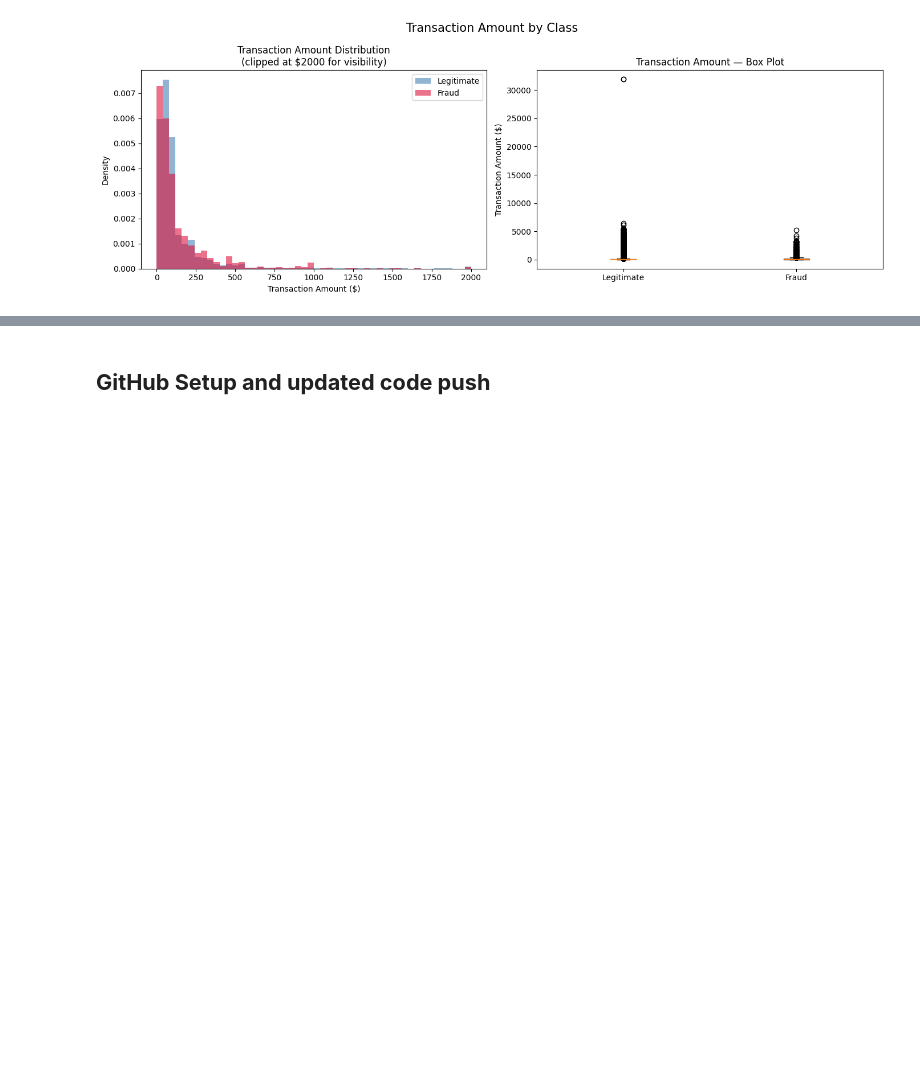
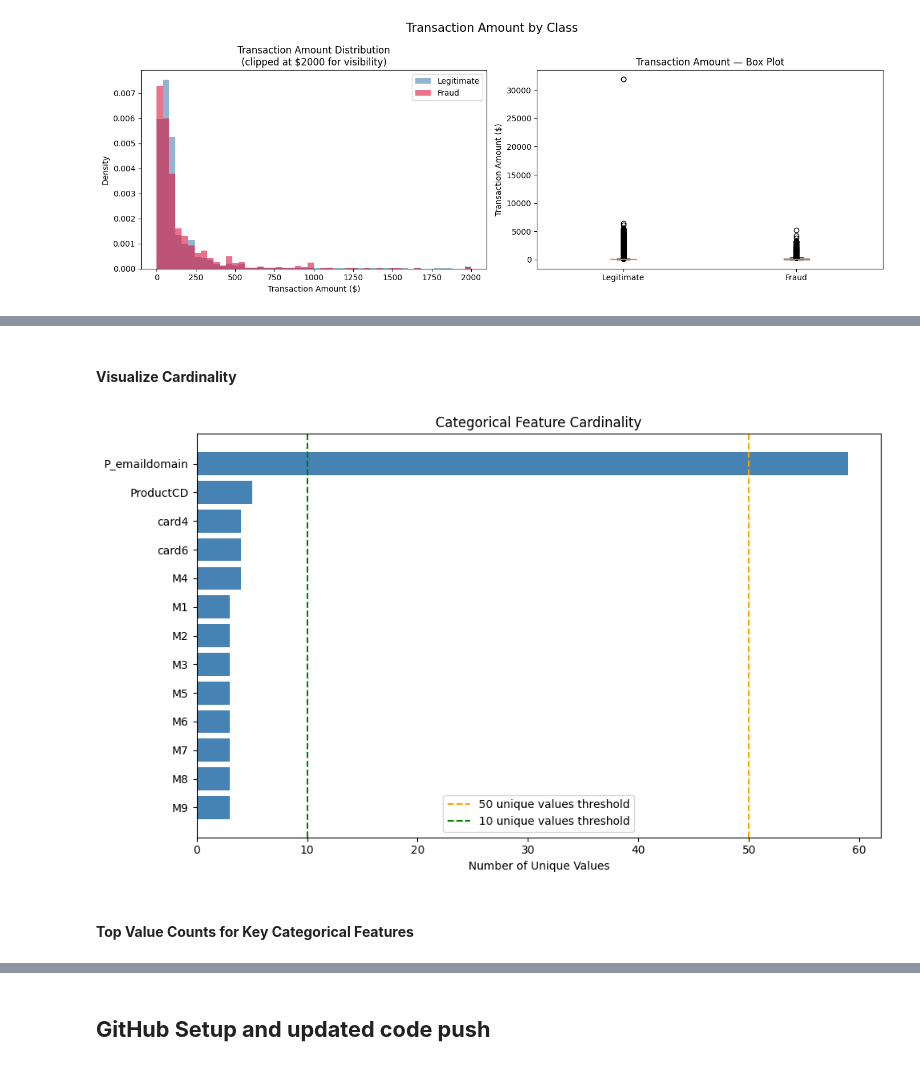
Before and after one commit to Thedeadman0612/TrustCart, a Jupyter notebook: phase1/notebooks/phase1_transaction_risk.ipynb, the cells around one changed output, grey strips where cells are left out. Drawn from its saved outputs; the diff is of its cells as text; code cells hidden in the pictures; blank space fills up the shorter version.

```diff
--- a/phase1/notebooks/phase1_transaction_risk.ipynb
+++ b/phase1/notebooks/phase1_transaction_risk.ipynb
@@ -1007,0 +1134,24 @@ even if it occasionally flags legitimate transactions.
+# %%
+print("====== CATEGORICAL FEATURES CARDINALITY ANALYSIS ======")
+print("")
+
+categorical_features = df_combined.select_dtypes(include=['object']).columns.tolist()
+
+cardinality_data = []
+
+for col in categorical_features:
+  cardinality = df_combined[col].nunique()
+  most_common = df_combined[col].value_counts().index[0]
+  most_common_per = (df_combined[col].value_counts(normalize=True).iloc[0] / len(df_combined)) * 100
+
+
+  cardinality_data.append({ 'Column': col,
+                            'Unique Values': cardinality,
+                            'Most Common': most_common,
+                            'Most Common %': most_common_per
+                          })
+
+cardinality_df = pd.DataFrame(cardinality_data)
+cardinality_df = pd.DataFrame(cardinality_data).sort_values(by='Unique Values', ascending=False)
+
+print(cardinality_df.to_string(index=False))
@@ -1007,0 +1175,25 @@ even if it occasionally flags legitimate transactions.
+# %% [markdown]
+#### **Visualize Cardinality**
+# %%
+plt.figure(figsize=(10, 6))
+
+bars = plt.barh(
+    cardinality_df['Column'],
+    cardinality_df['Unique Values'],
+    color='steelblue'
+)
+
+# Add threshold line - columns above this need careful encoding
+plt.axvline(x=50, color='orange', linestyle='--', label='50 unique values threshold')
+plt.axvline(x=10, color='green', linestyle='--', label='10 unique values threshold')
+
+plt.xlabel('Number of Unique Values')
+plt.title('Categorical Feature Cardinality')
+plt.legend()
+plt.gca().invert_yaxis()
+plt.tight_layout()
+plt.show()
+# %% [output]
+[figure, added]
+# %% [markdown]
+#### **Top Value Counts for Key Categorical Features**
```
Also changed, not shown: parts of 18 cells of this notebook.
